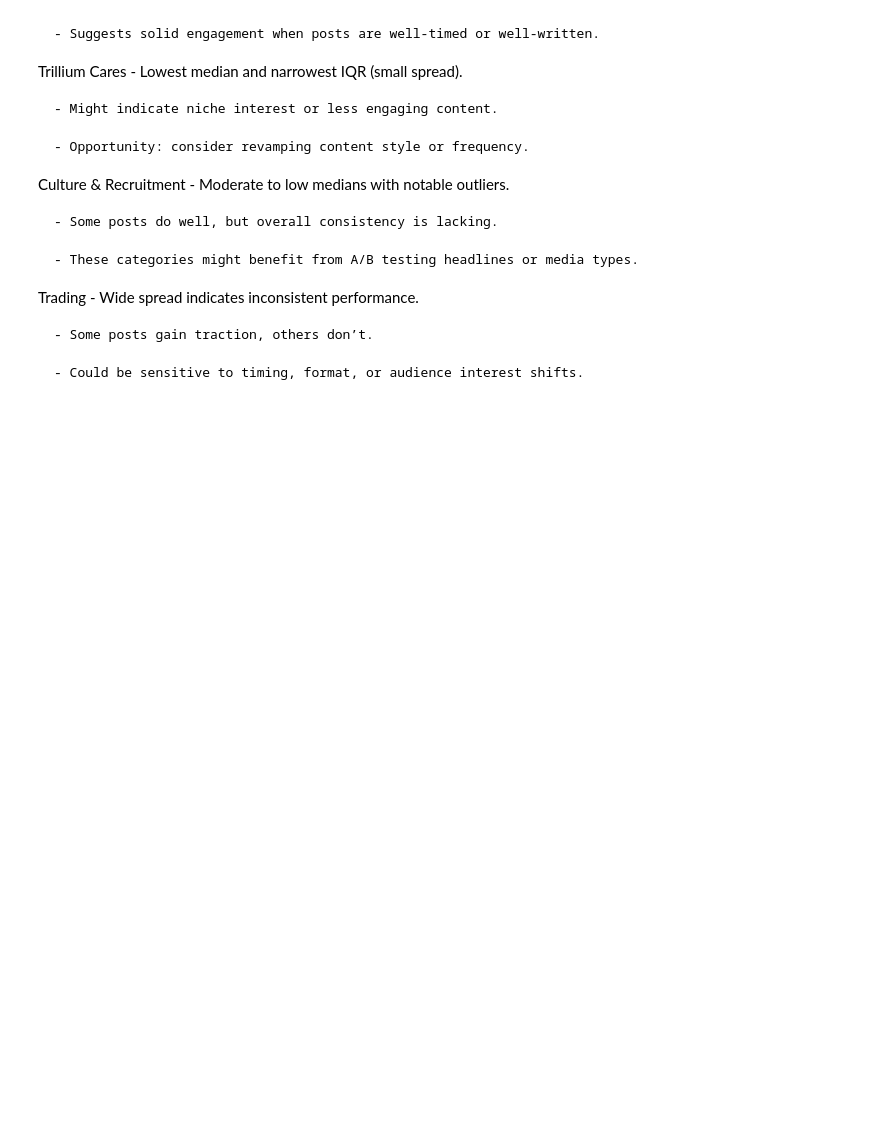
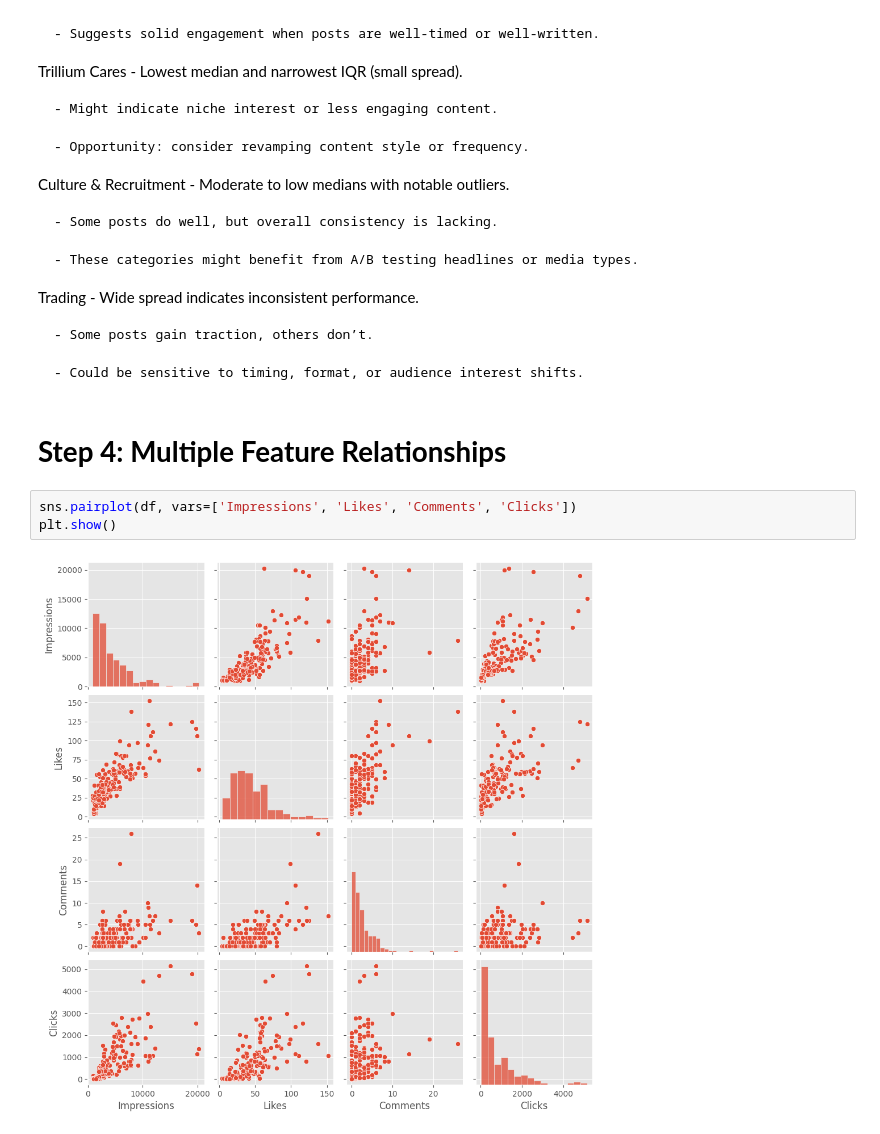
Before and after one commit to Licheng-Fang-Git/ML-Model, a Jupyter notebook: app.ipynb, the cells around one changed output. Saved outputs shown, nothing was run; the diff lists cells and outputs as text; blank space fills up the shorter version.

Commit message:
started with multiple features

```diff
--- a/app.ipynb
+++ b/app.ipynb
@@ -407,3 +426,10 @@ Trading
     - Some posts gain traction, others don’t.
 
     - Could be sensitive to timing, format, or audience interest shifts.
+# %% [markdown]
+# **Step 4: Multiple Feature Relationships**
+# %%
+sns.pairplot(df, vars=['Impressions', 'Likes', 'Comments', 'Clicks'])
+plt.show()
+# %% [output]
+[figure, added]
```
Also changed, not shown: parts of 3 cells of this notebook.
